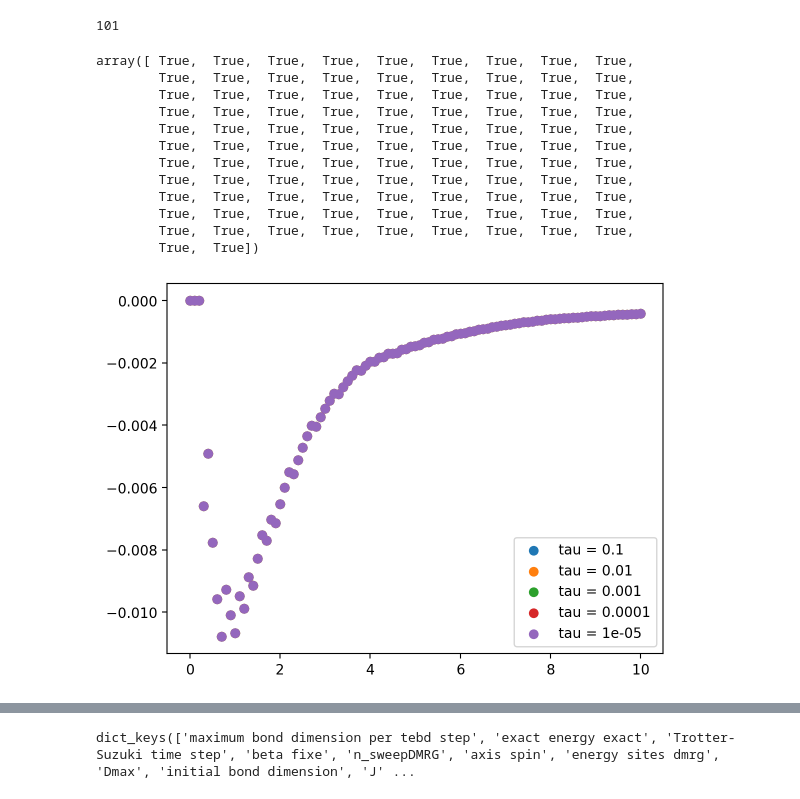
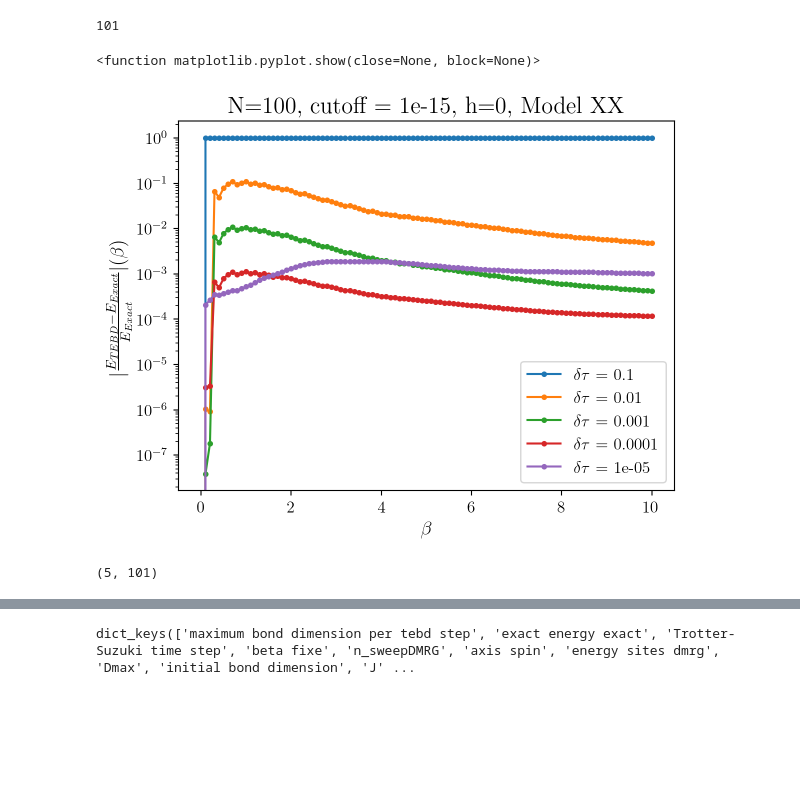
Before and after one commit to romanbeauvallet/Many-Body-Localization, a Jupyter notebook: analyse_simulations_julia/analysis_local.ipynb, the cells around one changed output, grey strips where cells are left out. Saved outputs shown, nothing was run; the diff lists cells and outputs as text; code cells hidden in the pictures; blank space fills up the shorter version.

```diff
--- a/analyse_simulations_julia/analysis_local.ipynb
+++ b/analyse_simulations_julia/analysis_local.ipynb
@@ -72,30 +91,34 @@ plt.show()
 error_beta_tau = {}
 
 for i in range(len(tau_list)):
-    error_beta_tau[f"tau = {tau_list[i]}"] = np.array([error(mean_energy_site[i, :][k], exact_energy_list[k]) for k in range(len(exact_energy_list))])
+    error_beta_tau[f"energy tau = {tau_list[i]}"] = np.array([error(mean_energy_site[i, :][k], exact_energy_list[k]) for k in range(len(exact_energy_list))])
 
 error_beta_tau
-print(len(error_beta_tau["tau = 0.1"]))
-
-fig, ax = plt.subplots()
-for i in range(len(tau_list)):
-    ax.scatter(beta_list, error_beta_tau[f"tau = {tau_list[i]}"], label = f"tau = {tau_list[i]}")
-plt.legend()
-plt.show
-
-error_beta_tau["tau = 0.1"] == error_beta_tau["tau = 0.01"]
+print(len(error_beta_tau["energy tau = 0.1"]))
 # %% [output]
 101
-array([ True,  True,  True,  True,  True,  True,  True,  True,  True,
-        True,  True,  True,  True,  True,  True,  True,  True,  True,
-        True,  True,  True,  True,  True,  True,  True,  True,  True,
-        True,  True,  True,  True,  True,  True,  True,  True,  True,
-        True,  True,  True,  True,  True,  True,  True,  True,  True,
-        True,  True,  True,  True,  True,  True,  True,  True,  True,
-        True,  True,  True,  True,  True,  True,  True,  True,  True,
-        True,  True,  True,  True,  True,  True,  True,  True,  True,
-        True,  True,  True,  True,  True,  True,  True,  True,  True,
-        True,  True,  True,  True,  True,  True,  True,  True,  True,
-        True,  True,  True,  True,  True,  True,  True,  True,  True,
-        True,  True])
-[figure, removed]
+# %%
+fig, ax = plt.subplots()
+for i in range(len(tau_list)):
+    ax.semilogy(beta_list, np.abs(error_beta_tau[f"energy tau = {tau_list[i]}"]), label = r"$\delta\tau$ = {}".format(tau_list[i]), marker='.')
+ax.set_xlabel(r"$\beta$")
+ax.set_ylabel(r"$|\frac{E_{TEBD}-E_{Exact}}{E_{Exact}}|(\beta)$")
+ax.set_title("N={}, cutoff = 1e-15, h={}, Model XX".format(dic["N"], dic["disorder"]))
+ax.legend()
+plt.savefig("../run/Plots/errorenergydeltatauagainstbeta.pdf")
+plt.legend()
+plt.show
+# %% [output]
+<function matplotlib.pyplot.show(close=None, block=None)>
+[figure, added]
+# %%
+dist_tau_magnet_beta10 = np.linalg.norm(mean_magnet_site, axis=1)
+dist_tau_magnet_beta5 = np.linalg.norm(mean_magnet_site[:,:beta5index], axis=1)
+dist_tau_magnet_beta2 = np.linalg.norm(mean_magnet_site[:,:beta2index], axis=1)
+
+print(np.shape(mean_magnet_site))
+
+for i in range(len(tau_list)):
+    error_beta_tau[f"magnet tau = {tau_list[i]}"] = mean_magnet_site[i, :]
+# %% [output]
+(5, 101)
```
Also changed, not shown: parts of 7 cells of this notebook, 1 other file.
